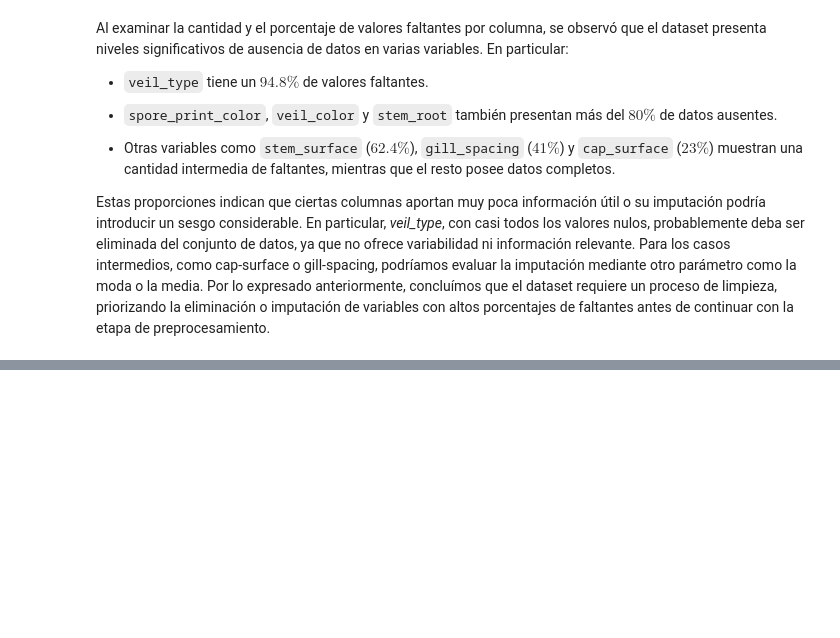
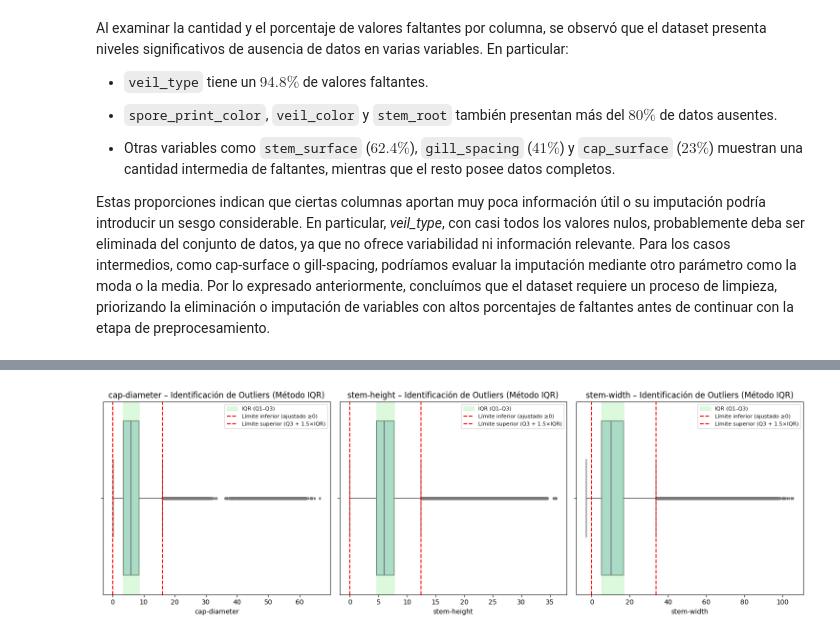
Before and after one commit to agusc4/ceia-ml, a Jupyter notebook: notebook_mushrooms.ipynb, the cells around one changed output, grey strips where cells are left out. Drawn from its saved outputs; the diff is of its cells as text; code cells hidden in the pictures; blank space fills up the shorter version.

```diff
--- a/notebook_mushrooms.ipynb
+++ b/notebook_mushrooms.ipynb
@@ -285,0 +292,29 @@ Por lo expresado anteriormente, concluímos que el dataset requiere un proceso d
+# %%
+variables = ['cap-diameter', 'stem-height', 'stem-width']
+
+plt.figure(figsize=(15, 5))
+
+for i, var in enumerate(variables, 1):
+    plt.subplot(1, 3, i)
+
+    Q1 = df[var].quantile(0.25)
+    Q3 = df[var].quantile(0.75)
+    IQR = Q3 - Q1
+    lower_limit = max(Q1 - 1.5 * IQR, 0)  # el límite inferior lo recortamos en 0 para evidenciar valores atípicos
+    upper_limit = Q3 + 1.5 * IQR
+
+    sns.boxplot(x=df[var], color="lightblue", fliersize=3)
+
+    plt.axvspan(Q1, Q3, color="lightgreen", alpha=0.3, label="IQR (Q1–Q3)")
+
+    plt.axvline(lower_limit, color="red", linestyle="--", label="Límite inferior (ajustado ≥0)")
+    plt.axvline(upper_limit, color="red", linestyle="--", label="Límite superior (Q3 + 1.5×IQR)")
+
+    plt.title(f"{var} – Identificación de Outliers (Método IQR)")
+    plt.xlabel(var)
+    plt.legend(loc="upper right", fontsize=8)
+
+plt.tight_layout()
+plt.show()
+# %% [output]
+[figure, added]
```
Also changed, not shown: parts of 17 cells of this notebook.
